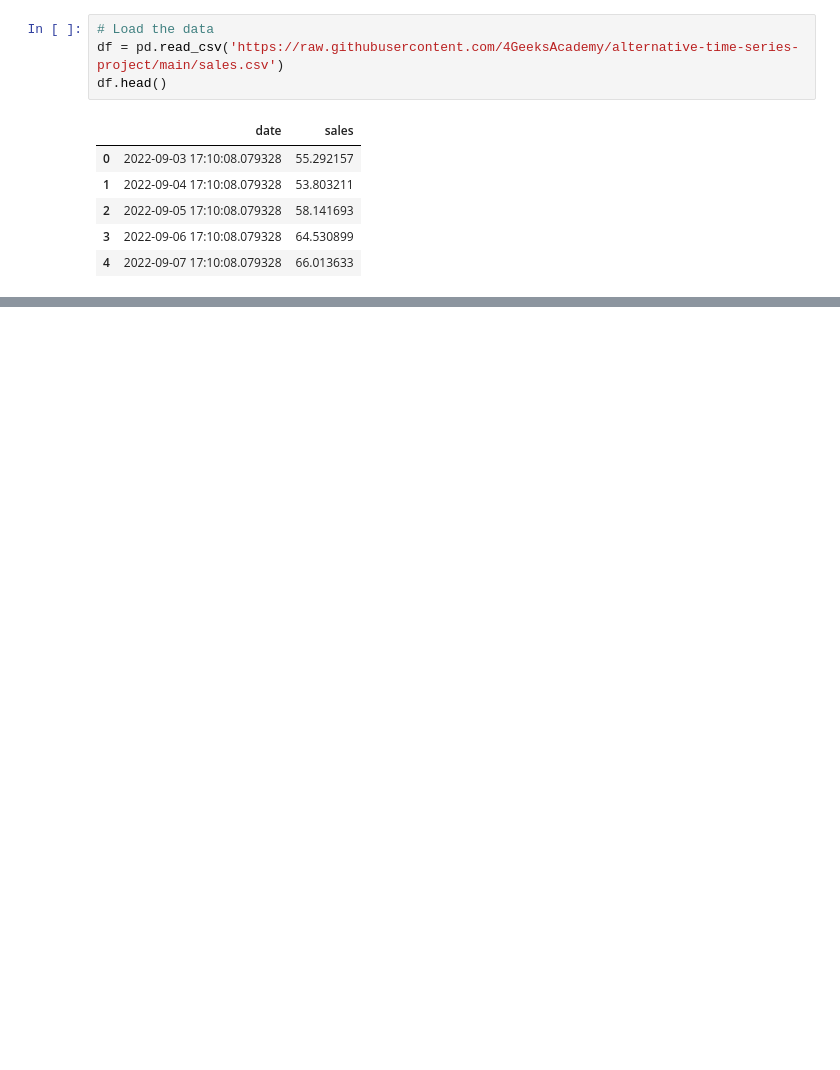
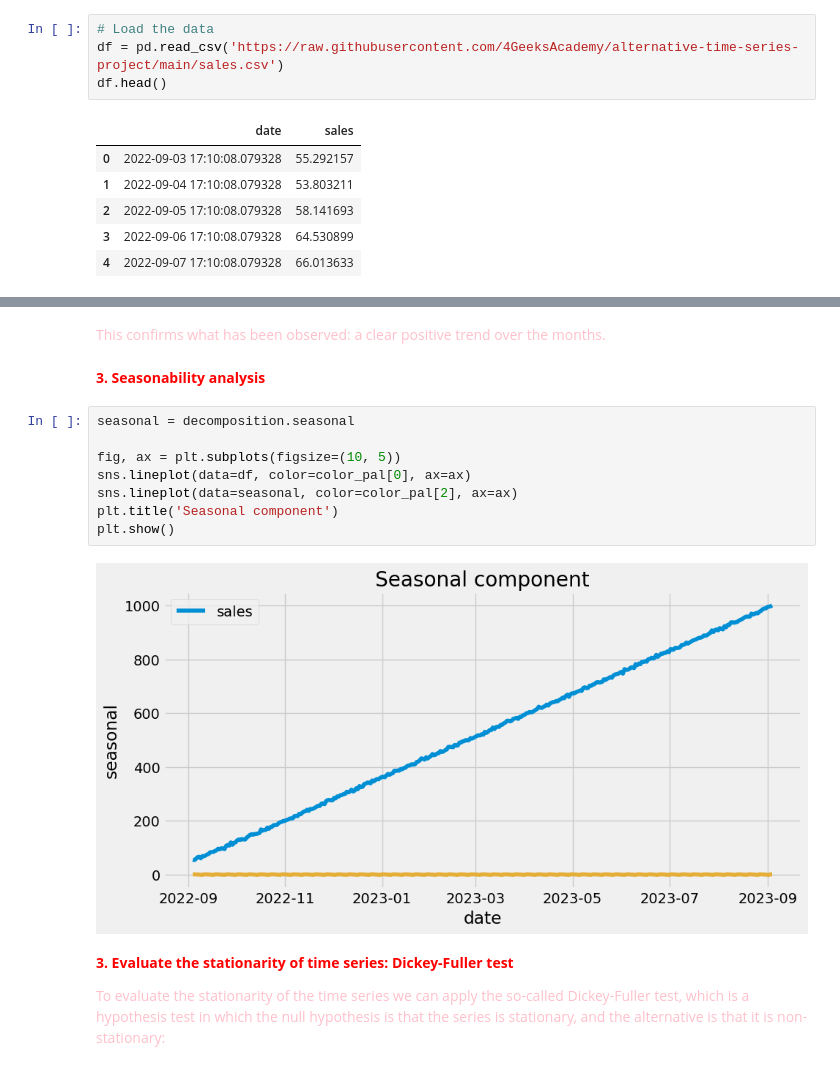
Before and after one commit to dorianDraper/Time-Series-projects, a Jupyter notebook: src/sales_project.ipynb, the cells around one changed output, grey strips where cells are left out. Saved outputs shown, nothing was run; the diff lists cells and outputs as text; blank space fills up the shorter version.

```diff
--- a/src/sales_project.ipynb
+++ b/src/sales_project.ipynb
@@ -16,0 +69,17 @@ df.head()
+# %% [markdown]
+<p style="color: pink">This confirms what has been observed: a clear positive trend over the months.</p>
+# %% [markdown]
+<b><span style="color: red">3. Seasonability analysis</span></b>
+# %%
+seasonal = decomposition.seasonal
+
+fig, ax = plt.subplots(figsize=(10, 5))
+sns.lineplot(data=df, color=color_pal[0], ax=ax)
+sns.lineplot(data=seasonal, color=color_pal[2], ax=ax)
+plt.title('Seasonal component')
+plt.show()
+# %% [output]
+[figure, added]
+# %% [markdown]
+<b><span style="color: red">3. Evaluate the stationarity of time series: Dickey-Fuller test</span></b>
+<p style="color: pink">To evaluate the stationarity of the time series we can apply the so-called Dickey-Fuller test, which is a hypothesis test in which the null hypothesis is that the series is stationary, and the alternative is that it is non-stationary:</p>
```
Also changed, not shown: parts of 25 cells of this notebook, 1 other file.
